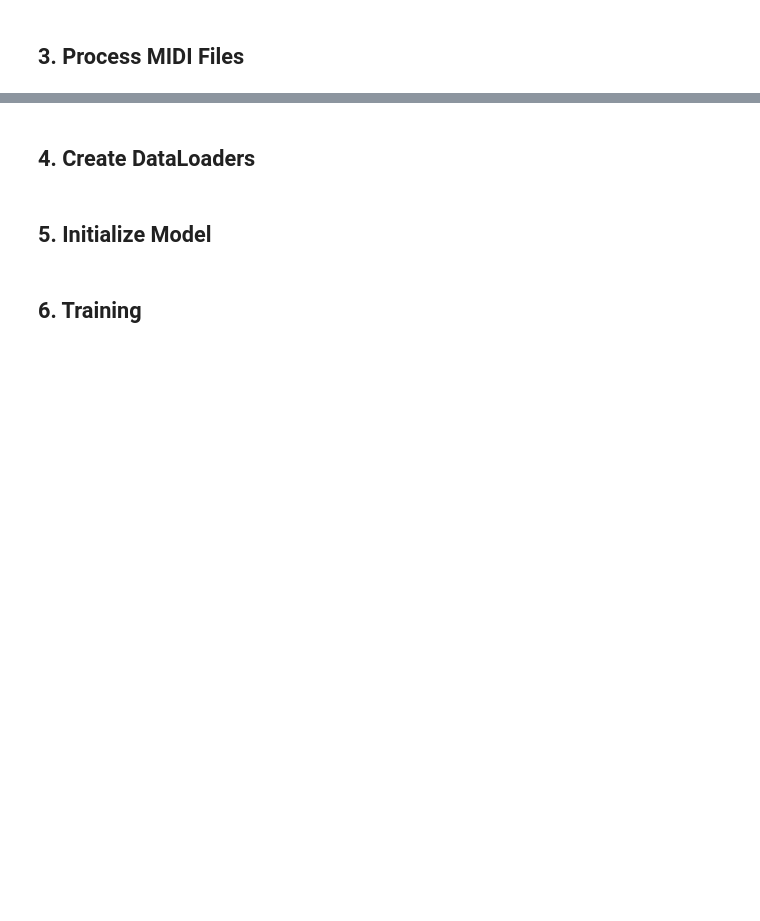
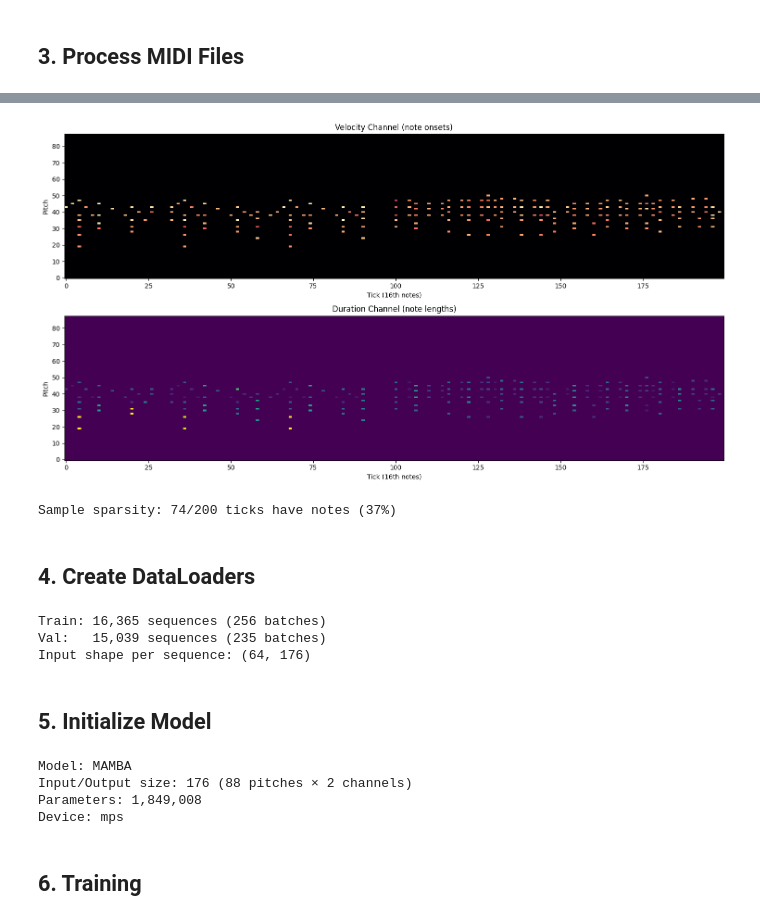
Before and after one commit to kindofwhat/midi-gen, a Jupyter notebook: midi_training.ipynb, the cells around one changed output, grey strips where cells are left out. Cells and saved outputs as stored; diff of their text form; code cells hidden in the pictures; blank space fills up the shorter version.

Commit message:
changed to tick based model

```diff
--- a/midi_training.ipynb
+++ b/midi_training.ipynb
@@ -78,10 +94,10 @@ for split, files in adl_splits.items():
 # %%
-# Use full filtered dataset (no limit needed with single genre)
-MAX_FILES_PER_SPLIT = None
+# Limit dataset size for faster iteration (set to None for full dataset)
+MAX_FILES_PER_SPLIT = 200  # Start with 200 files for testing, None for full
 
 if MAX_FILES_PER_SPLIT:
     for split in adl_splits:
         adl_splits[split] = adl_splits[split][:MAX_FILES_PER_SPLIT]
     print(f"Limited to {MAX_FILES_PER_SPLIT} files per split")
 else:
-    print(f"Using full {GENRE_FILTER or 'all'} dataset")
+    print(f"Using full dataset")
@@ -105,53 +140,82 @@ for split_name, rolls in piano_rolls_by_split.items():
-# %%
-# Visualize sample
-if piano_rolls_by_split["train"]:
-    sample = piano_rolls_by_split["train"][0][:200]
-    plt.figure(figsize=(15, 5))
-    plt.imshow(sample.T, aspect='auto', origin='lower', cmap='magma')
-    plt.xlabel('Time (frames)')
-    plt.ylabel('Pitch')
-    plt.title('Training Sample - Piano Roll')
-    plt.colorbar(label='Velocity')
-    plt.show()
+# %%
+# Visualize sample tick sequence
+if tick_sequences_by_split["train"]:
+    sample = tick_sequences_by_split["train"][0][:200]  # First 200 ticks
+
+    fig, axes = plt.subplots(2, 1, figsize=(15, 8))
+
+    # Velocity channel
+    axes[0].imshow(sample[:, :, 0].T, aspect='auto', origin='lower', cmap='magma')
+    axes[0].set_xlabel('Tick (16th notes)')
+    axes[0].set_ylabel('Pitch')
+    axes[0].set_title('Velocity Channel (note onsets)')
+
+    # Duration channel
+    axes[1].imshow(sample[:, :, 1].T, aspect='auto', origin='lower', cmap='viridis')
+    axes[1].set_xlabel('Tick (16th notes)')
+    axes[1].set_ylabel('Pitch')
+    axes[1].set_title('Duration Channel (note lengths)')
+
+    plt.tight_layout()
+    plt.show()
+
+    # Sparsity analysis
+    active_ticks = np.sum(np.any(sample[:, :, 0] > 0, axis=1))
+    print(f"Sample sparsity: {active_ticks}/{len(sample)} ticks have notes ({100*active_ticks/len(sample):.0f}%)")
+# %% [output]
+[figure, added]
+Sample sparsity: 74/200 ticks have notes (37%)
 # %% [markdown]
 ## 4. Create DataLoaders
 # %%
 BATCH_SIZE = 64 if DEVICE.type in ('mps', 'cuda') else 32
 NUM_WORKERS = 0 if DEVICE.type == 'mps' else 4
 
-train_dataset = MidiDataset(piano_rolls_by_split["train"], SEQUENCE_LENGTH, STRIDE)
-val_dataset = MidiDataset(piano_rolls_by_split["validation"], SEQUENCE_LENGTH, STRIDE)
+train_dataset = TickDataset(tick_sequences_by_split["train"], SEQUENCE_LENGTH, STRIDE)
+val_dataset = TickDataset(tick_sequences_by_split["validation"], SEQUENCE_LENGTH, STRIDE)
 
 train_loader = DataLoader(train_dataset, batch_size=BATCH_SIZE, shuffle=True, num_workers=NUM_WORKERS)
 val_loader = DataLoader(val_dataset, batch_size=BATCH_SIZE, shuffle=False, num_workers=NUM_WORKERS)
 
 print(f"Train: {len(train_dataset):,} sequences ({len(train_loader)} batches)")
 print(f"Val:   {len(val_dataset):,} sequences ({len(val_loader)} batches)")
+print(f"Input shape per sequence: ({SEQUENCE_LENGTH}, {TICK_FEATURES})")
+# %% [output]
+Train: 16,365 sequences (256 batches)
+Val:   15,039 sequences (235 batches)
+Input shape per sequence: (64, 176)
 # %% [markdown]
 ## 5. Initialize Model
 # %%
 MODEL_TYPE = "mamba"  # "mamba" or "lstm"
 
+# Input size is now 176 (88 pitches × 2 channels: velocity + duration)
 if MODEL_TYPE == "mamba":
     model = MusicMamba(
-        input_size=NUM_PITCHES,
+        input_size=TICK_FEATURES,  # 176 instead of 88
         d_model=256,
         d_state=16,
         n_layers=4,
-        dropout=0.3  # Increased from 0.1 to reduce overfitting
+        dropout=0.2
     ).to(DEVICE)
 else:
     model = MusicLSTM(
-        input_size=NUM_PITCHES,
+        input_size=TICK_FEATURES,  # 176 instead of 88
         hidden_size=512,
         num_layers=3,
-        dropout=0.4  # Increased from 0.3
+        dropout=0.3
     ).to(DEVICE)
 
 total_params = sum(p.numel() for p in model.parameters())
 print(f"Model: {MODEL_TYPE.upper()}")
+print(f"Input/Output size: {TICK_FEATURES} (88 pitches × 2 channels)")
 print(f"Parameters: {total_params:,}")
 print(f"Device: {DEVICE}")
+# %% [output]
+Model: MAMBA
+Input/Output size: 176 (88 pitches × 2 channels)
+Parameters: 1,849,008
+Device: mps
 # %% [markdown]
 ## 6. Training
 # %%
```
Also changed, not shown: parts of 8 cells of this notebook, 8 other files.
